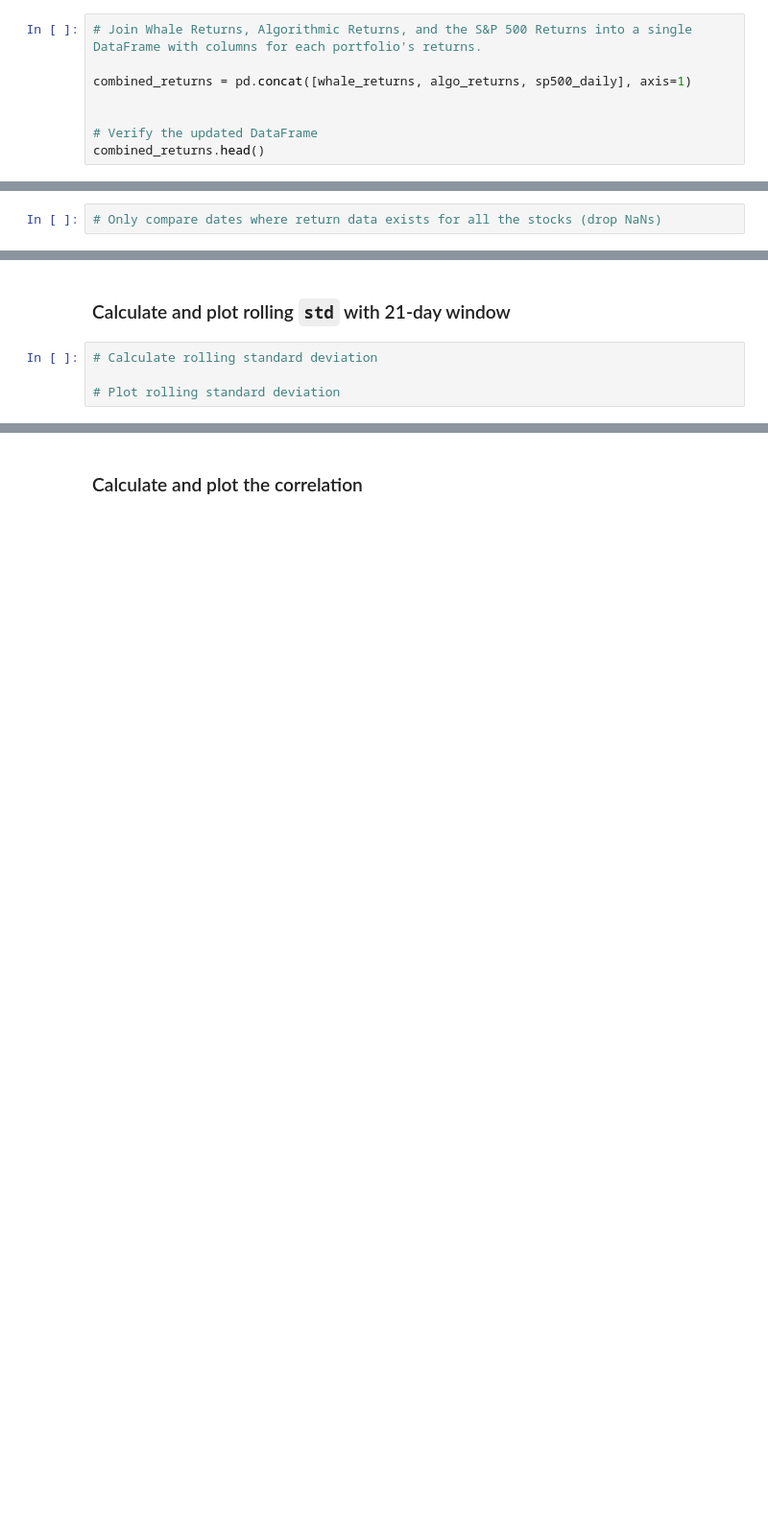
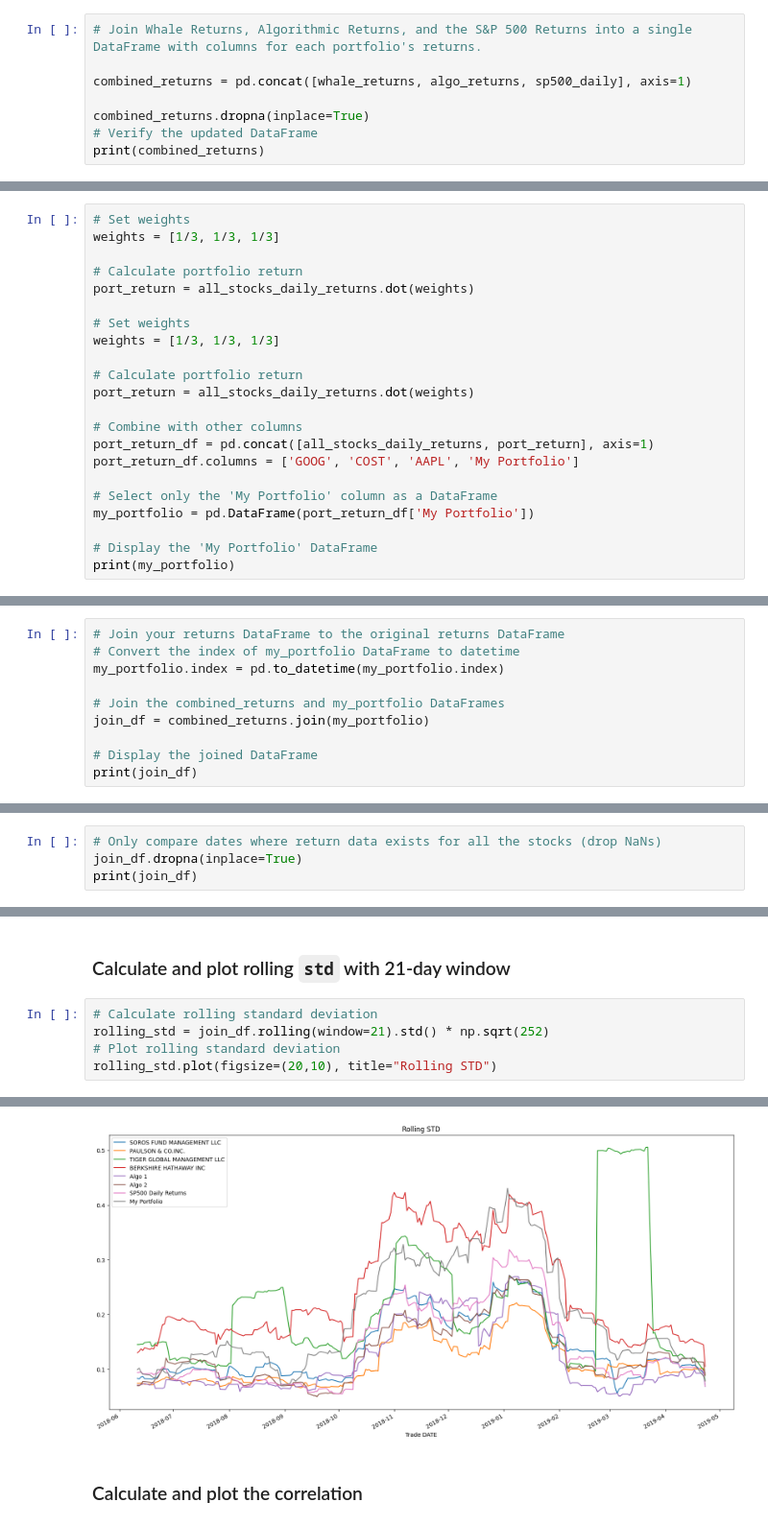
Before and after one commit to bittraidr/Challenge_4, a Jupyter notebook: whale_analysis.ipynb, the cells around one changed output, grey strips where cells are left out. Shown at 96% size. Saved outputs shown, nothing was run; the diff lists cells and outputs as text; blank space fills up the shorter version.

```diff
--- a/whale_analysis.ipynb
+++ b/whale_analysis.ipynb
@@ -223,7 +224,7 @@ sp500_daily.head()
 
 combined_returns = pd.concat([whale_returns, algo_returns, sp500_daily], axis=1)
 
-
+combined_returns.dropna(inplace=True)
 # Verify the updated DataFrame
-combined_returns.head()
+print(combined_returns)
 # %% [output]
@@ -624,0 +622,22 @@ dtype: float64
+# %%
+# Set weights
+weights = [1/3, 1/3, 1/3]
+
+# Calculate portfolio return
+port_return = all_stocks_daily_returns.dot(weights)
+
+# Set weights
+weights = [1/3, 1/3, 1/3]
+
+# Calculate portfolio return
+port_return = all_stocks_daily_returns.dot(weights)
+
+# Combine with other columns
+port_return_df = pd.concat([all_stocks_daily_returns, port_return], axis=1)
+port_return_df.columns = ['GOOG', 'COST', 'AAPL', 'My Portfolio']
+
+# Select only the 'My Portfolio' column as a DataFrame
+my_portfolio = pd.DataFrame(port_return_df['My Portfolio'])
+
+# Display the 'My Portfolio' DataFrame
+print(my_portfolio)
@@ -649,0 +662,10 @@ print(new_and_original_df)
+# %%
+# Join your returns DataFrame to the original returns DataFrame
+# Convert the index of my_portfolio DataFrame to datetime
+my_portfolio.index = pd.to_datetime(my_portfolio.index)
+
+# Join the combined_returns and my_portfolio DataFrames
+join_df = combined_returns.join(my_portfolio)
+
+# Display the joined DataFrame
+print(join_df)
@@ -650,2 +690,4 @@ print(new_and_original_df)
 # %%
 # Only compare dates where return data exists for all the stocks (drop NaNs)
+join_df.dropna(inplace=True)
+print(join_df)
@@ -669,5 +731,7 @@ dtype: float64
 ### Calculate and plot rolling `std` with 21-day window
 # %%
 # Calculate rolling standard deviation
-
+rolling_std = join_df.rolling(window=21).std() * np.sqrt(252)
 # Plot rolling standard deviation
+rolling_std.plot(figsize=(20,10), title="Rolling STD")
+# %% [output]
@@ -674,2 +739,3 @@ dtype: float64
+[figure, added]
 # %% [markdown]
 ### Calculate and plot the correlation
```
Also changed, not shown: parts of 20 cells of this notebook.
